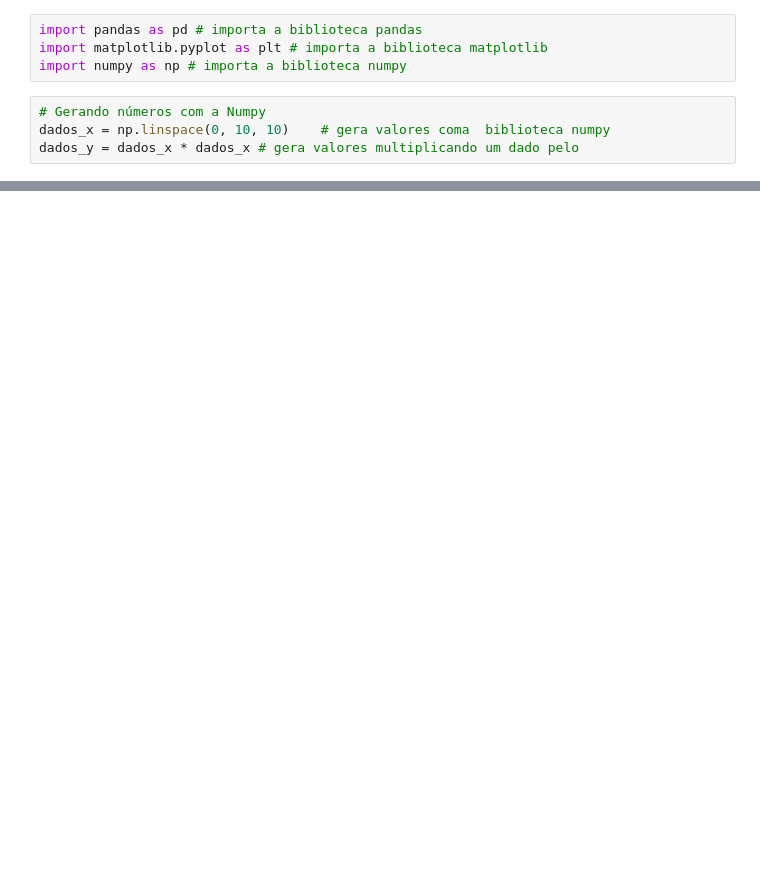
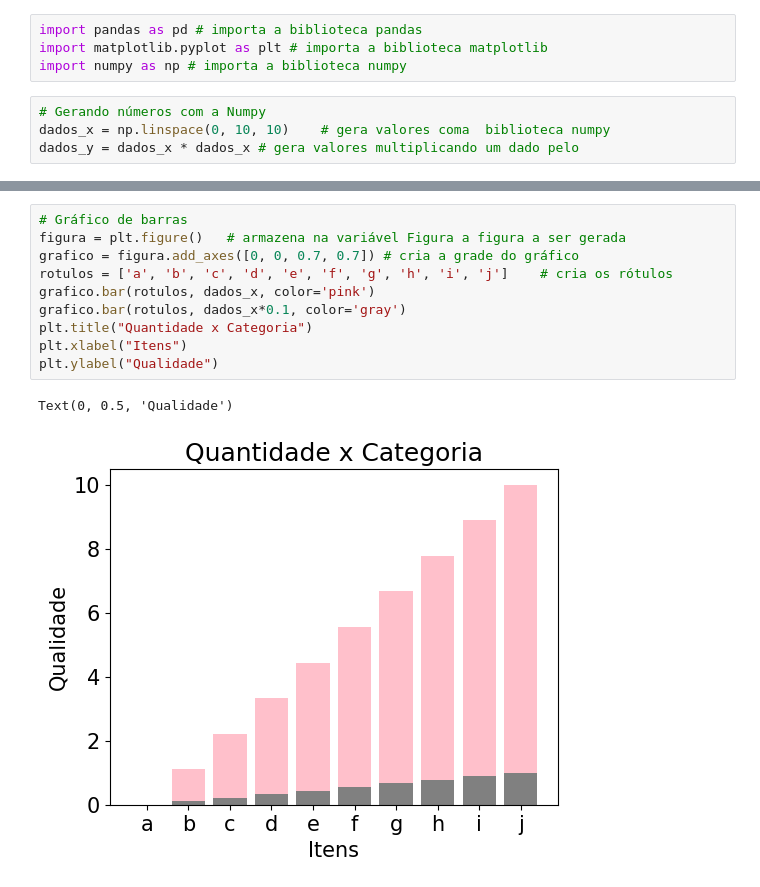
Before and after one commit to Isadorq/IABD---Exemplo-aula-2, a Jupyter notebook: aula03/aula.03.ipynb, the cells around one changed output, grey strips where cells are left out. Drawn from its saved outputs; the diff is of its cells as text; blank space fills up the shorter version.

```diff
--- a/aula03/aula.03.ipynb
+++ b/aula03/aula.03.ipynb
@@ -18,0 +49,13 @@ plt.plot(dados_x, dados_y,
+# %%
+# Gráfico de barras
+figura = plt.figure()   # armazena na variável Figura a figura a ser gerada
+grafico = figura.add_axes([0, 0, 0.7, 0.7]) # cria a grade do gráfico
+rotulos = ['a', 'b', 'c', 'd', 'e', 'f', 'g', 'h', 'i', 'j']    # cria os rótulos
+grafico.bar(rotulos, dados_x, color='pink')
+grafico.bar(rotulos, dados_x*0.1, color='gray')
+plt.title("Quantidade x Categoria")
+plt.xlabel("Itens")
+plt.ylabel("Qualidade")
+# %% [output]
+Text(0, 0.5, 'Qualidade')
+[figure, added]
```
Also changed, not shown: parts of 4 cells of this notebook, 3 other files.
